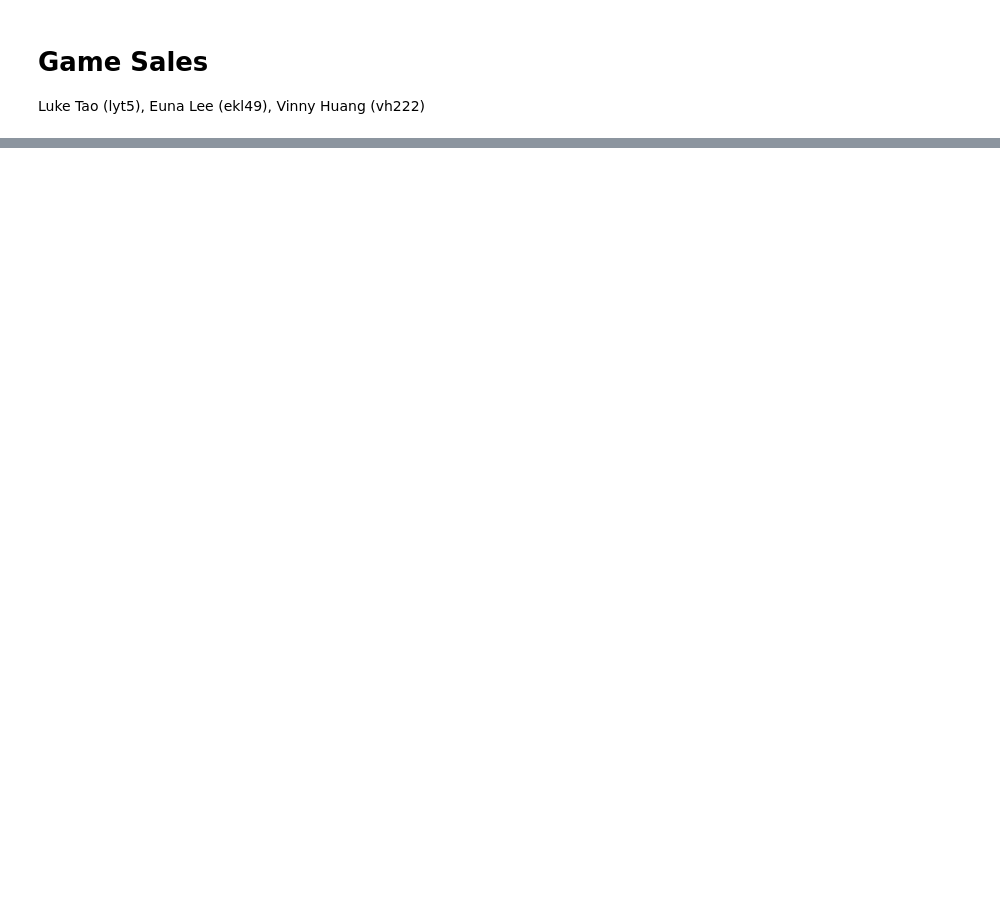
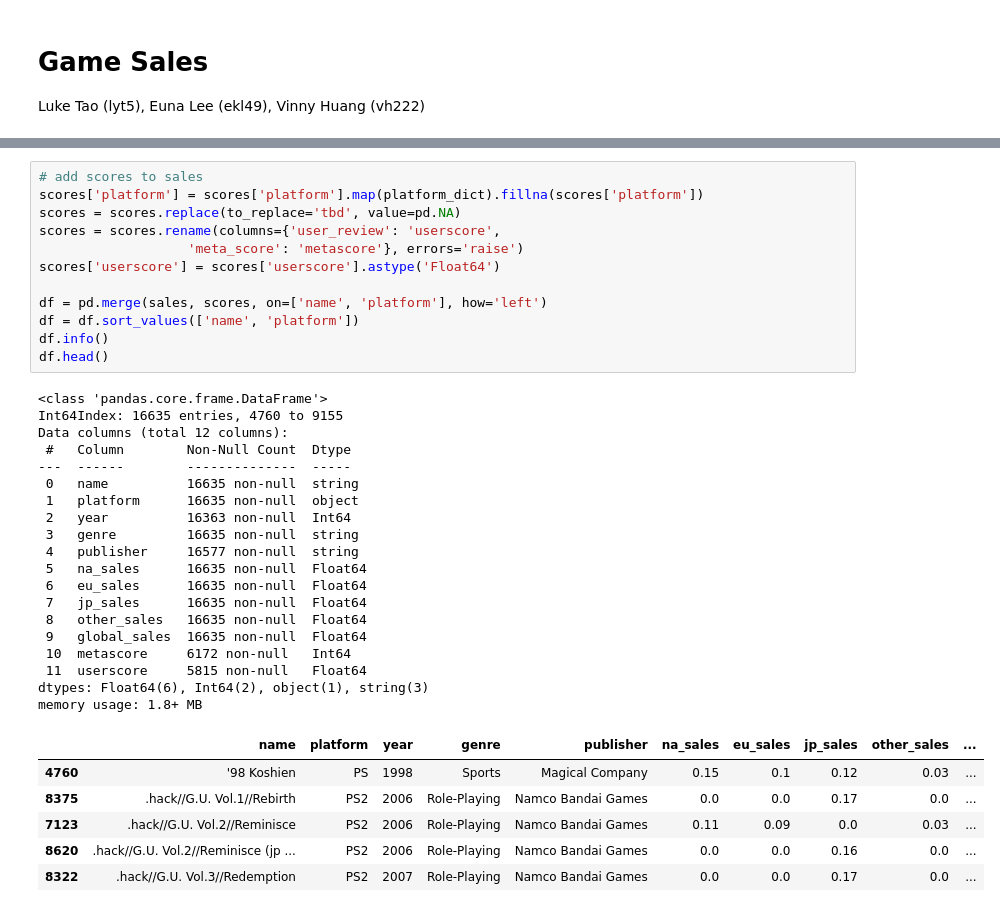
Before and after one commit to vinnyh125/game-sales, a Jupyter notebook: game-sales.ipynb, the cells around one changed output, grey strips where cells are left out. Cells and saved outputs as stored; diff of their text form; blank space fills up the shorter version.

```diff
--- a/game-sales.ipynb
+++ b/game-sales.ipynb
@@ -50,0 +58,38 @@ df.head()
+# %%
+# add scores to sales
+scores['platform'] = scores['platform'].map(platform_dict).fillna(scores['platform'])
+scores = scores.replace(to_replace='tbd', value=pd.NA)
+scores = scores.rename(columns={'user_review': 'userscore',
+                   'meta_score': 'metascore'}, errors='raise')
+scores['userscore'] = scores['userscore'].astype('Float64')
+
+df = pd.merge(sales, scores, on=['name', 'platform'], how='left')
+df = df.sort_values(['name', 'platform'])
+df.info()
+df.head()
+# %% [output]
+<class 'pandas.core.frame.DataFrame'>
+Int64Index: 16635 entries, 4760 to 9155
+Data columns (total 12 columns):
+ #   Column        Non-Null Count  Dtype
+---  ------        --------------  -----
+ 0   name          16635 non-null  string
+ 1   platform      16635 non-null  object
+ 2   year          16363 non-null  Int64
+ 3   genre         16635 non-null  string
+ 4   publisher     16577 non-null  string
+ 5   na_sales      16635 non-null  Float64
+ 6   eu_sales      16635 non-null  Float64
+ 7   jp_sales      16635 non-null  Float64
+ 8   other_sales   16635 non-null  Float64
+ 9   global_sales  16635 non-null  Float64
+ 10  metascore     6172 non-null   Int64
+ 11  userscore     5815 non-null   Float64
+dtypes: Float64(6), Int64(2), object(1), string(3)
+memory usage: 1.8+ MB
+|  | name | platform | year | genre | publisher | na_sales | eu_sales | jp_sales | other_sales | ... |
+| 4760 | '98 Koshien | PS | 1998 | Sports | Magical Company | 0.15 | 0.1 | 0.12 | 0.03 | ... |
+| 8375 | .hack//G.U. Vol.1//Rebirth | PS2 | 2006 | Role-Playing | Namco Bandai Games | 0.0 | 0.0 | 0.17 | 0.0 | ... |
+| 7123 | .hack//G.U. Vol.2//Reminisce | PS2 | 2006 | Role-Playing | Namco Bandai Games | 0.11 | 0.09 | 0.0 | 0.03 | ... |
+| 8620 | .hack//G.U. Vol.2//Reminisce (jp ... | PS2 | 2006 | Role-Playing | Namco Bandai Games | 0.0 | 0.0 | 0.16 | 0.0 | ... |
+| 8322 | .hack//G.U. Vol.3//Redemption | PS2 | 2007 | Role-Playing | Namco Bandai Games | 0.0 | 0.0 | 0.17 | 0.0 | ... |
```
Also changed, not shown: parts of 5 cells of this notebook, 2 other files.
